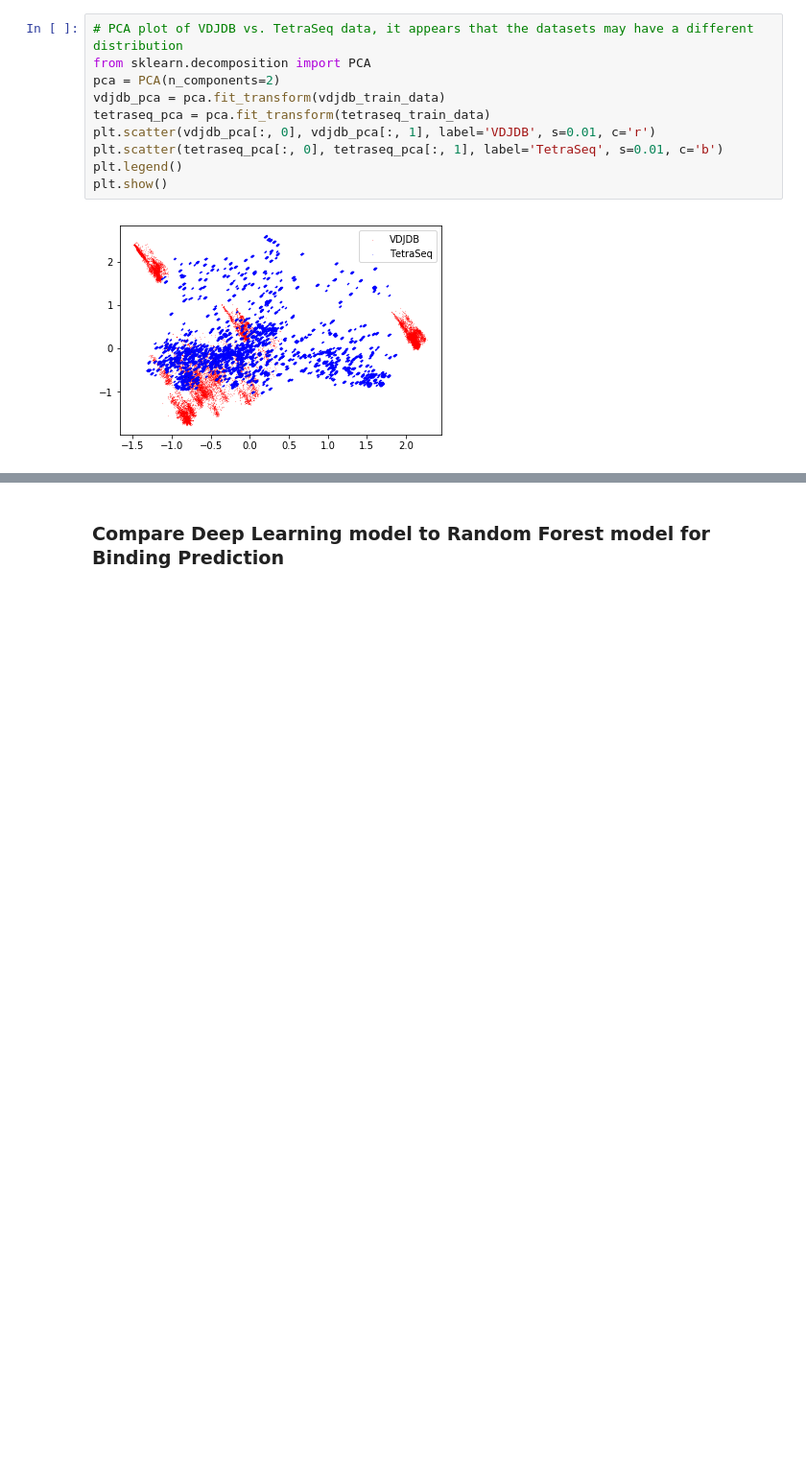
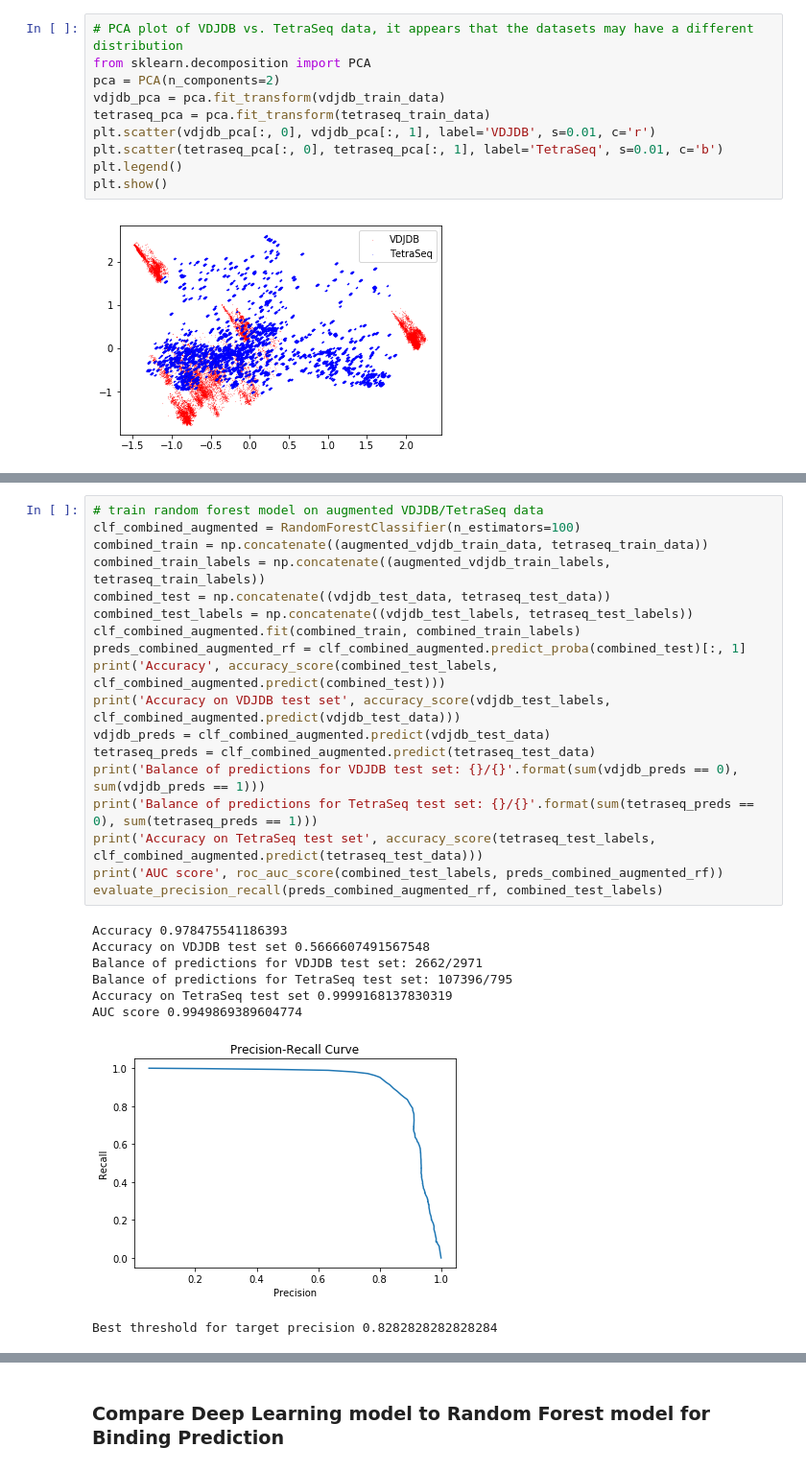
Before and after one commit to alexanderwhatley/TCR-Pathogen-Identification, a Jupyter notebook: benchmark_methods.ipynb, the cells around one changed output, grey strips where cells are left out. Shown: that part at 96% size. Drawn from its saved outputs; the diff is of its cells as text; blank space fills up the shorter version.

```diff
--- a/benchmark_methods.ipynb
+++ b/benchmark_methods.ipynb
@@ -503,3 +649,30 @@ Best threshold for target precision 0.7070707070707072
+# %%
+# train random forest model on augmented VDJDB/TetraSeq data
+clf_combined_augmented = RandomForestClassifier(n_estimators=100)
+combined_train = np.concatenate((augmented_vdjdb_train_data, tetraseq_train_data))
+combined_train_labels = np.concatenate((augmented_vdjdb_train_labels, tetraseq_train_labels))
+combined_test = np.concatenate((vdjdb_test_data, tetraseq_test_data))
+combined_test_labels = np.concatenate((vdjdb_test_labels, tetraseq_test_labels))
+clf_combined_augmented.fit(combined_train, combined_train_labels)
+preds_combined_augmented_rf = clf_combined_augmented.predict_proba(combined_test)[:, 1]
+print('Accuracy', accuracy_score(combined_test_labels, clf_combined_augmented.predict(combined_test)))
+print('Accuracy on VDJDB test set', accuracy_score(vdjdb_test_labels, clf_combined_augmented.predict(vdjdb_test_data)))
+vdjdb_preds = clf_combined_augmented.predict(vdjdb_test_data)
+tetraseq_preds = clf_combined_augmented.predict(tetraseq_test_data)
+print('Balance of predictions for VDJDB test set: {}/{}'.format(sum(vdjdb_preds == 0), sum(vdjdb_preds == 1)))
+print('Balance of predictions for TetraSeq test set: {}/{}'.format(sum(tetraseq_preds == 0), sum(tetraseq_preds == 1)))
+print('Accuracy on TetraSeq test set', accuracy_score(tetraseq_test_labels, clf_combined_augmented.predict(tetraseq_test_data)))
+print('AUC score', roc_auc_score(combined_test_labels, preds_combined_augmented_rf))
+evaluate_precision_recall(preds_combined_augmented_rf, combined_test_labels)
+# %% [output]
+Accuracy 0.978475541186393
+Accuracy on VDJDB test set 0.5666607491567548
+Balance of predictions for VDJDB test set: 2662/2971
+Balance of predictions for TetraSeq test set: 107396/795
+Accuracy on TetraSeq test set 0.9999168137830319
+AUC score 0.9949869389604774
+[figure, added]
+Best threshold for target precision 0.8282828282828284
 # %%
 # read in human genome proteins, and generate negative epitope data from that (assume one epitope per protein, and that they are conserved)
 from Bio import SeqIO
```
Also changed, not shown: parts of 34 cells of this notebook.
